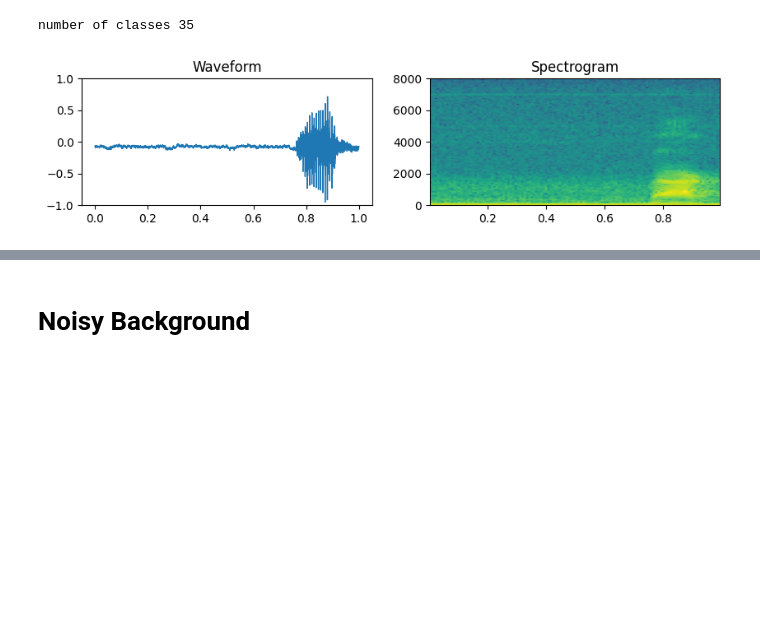
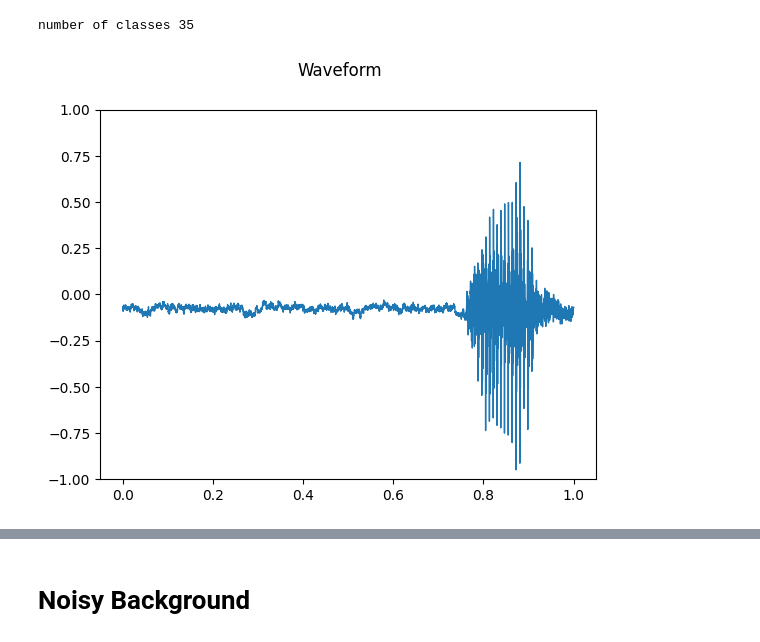
Before and after one commit to geshijoker/ChaosMining, a Jupyter notebook: notebooks/create_audio_data.ipynb, the cells around one changed output, grey strips where cells are left out. Cells and saved outputs as stored; diff of their text form; code cells hidden in the pictures; blank space fills up the shorter version.

```diff
--- a/notebooks/create_audio_data.ipynb
+++ b/notebooks/create_audio_data.ipynb
@@ -74,6 +74,22 @@ def plot_specgram(waveform, sample_rate, title="Spectrogram"):
         if num_channels > 1:
             axes[c].set_ylabel(f"Channel {c+1}")
     figure.suptitle(title)
+# %%
+def plot_waveform(waveform, sample_rate, title="Waveform"):
+    waveform = waveform.numpy()
+
+    num_channels, num_frames = waveform.shape
+    time_axis = torch.arange(0, num_frames) / sample_rate
+
+    figure, axes = plt.subplots(num_channels, 1)
+    if num_channels == 1:
+        axes = [axes]
+    for c in range(num_channels):
+        axes[c].plot(time_axis, waveform[c], linewidth=1)
+        axes[c].set_ylim([-1.0, 1.0])
+        if num_channels > 1:
+            axes[c].set_ylabel(f"Channel {c+1}")
+    figure.suptitle(title)
 # %%
 def plot_waveform_n_specgram(waveform, sample_rate, title="Spectrogram"):
     waveform = waveform.numpy()
@@ -94,7 +110,7 @@ def plot_waveform_n_specgram(waveform, sample_rate, title="Spectrogram"):
         axes[c][0].set_title('Waveform')
         axes[c][1].set_title('Spectrogram')
 # %%
-save_flag = False
+save_flag = True
 n_channels = 10
 sample_rate = 16000
 # %% [markdown]
@@ -138,11 +154,12 @@ print("number of classes", len(labels))
 # %% [output]
 number of classes 35
 # %%
-plot_waveform_n_specgram(waveform, sample_rate)
+# plot_waveform_n_specgram(waveform, sample_rate)
+plot_waveform(waveform, sample_rate)
 if save_flag:
     plt.savefig('../command.png',dpi=300)
 # %% [output]
-[figure, old version]
+[figure, new version]
 # %%
 ipd.Audio(waveform.numpy(), rate=sample_rate)
 # %% [output]
```
Also changed, not shown: parts of 3 cells of this notebook, 59 other files.
